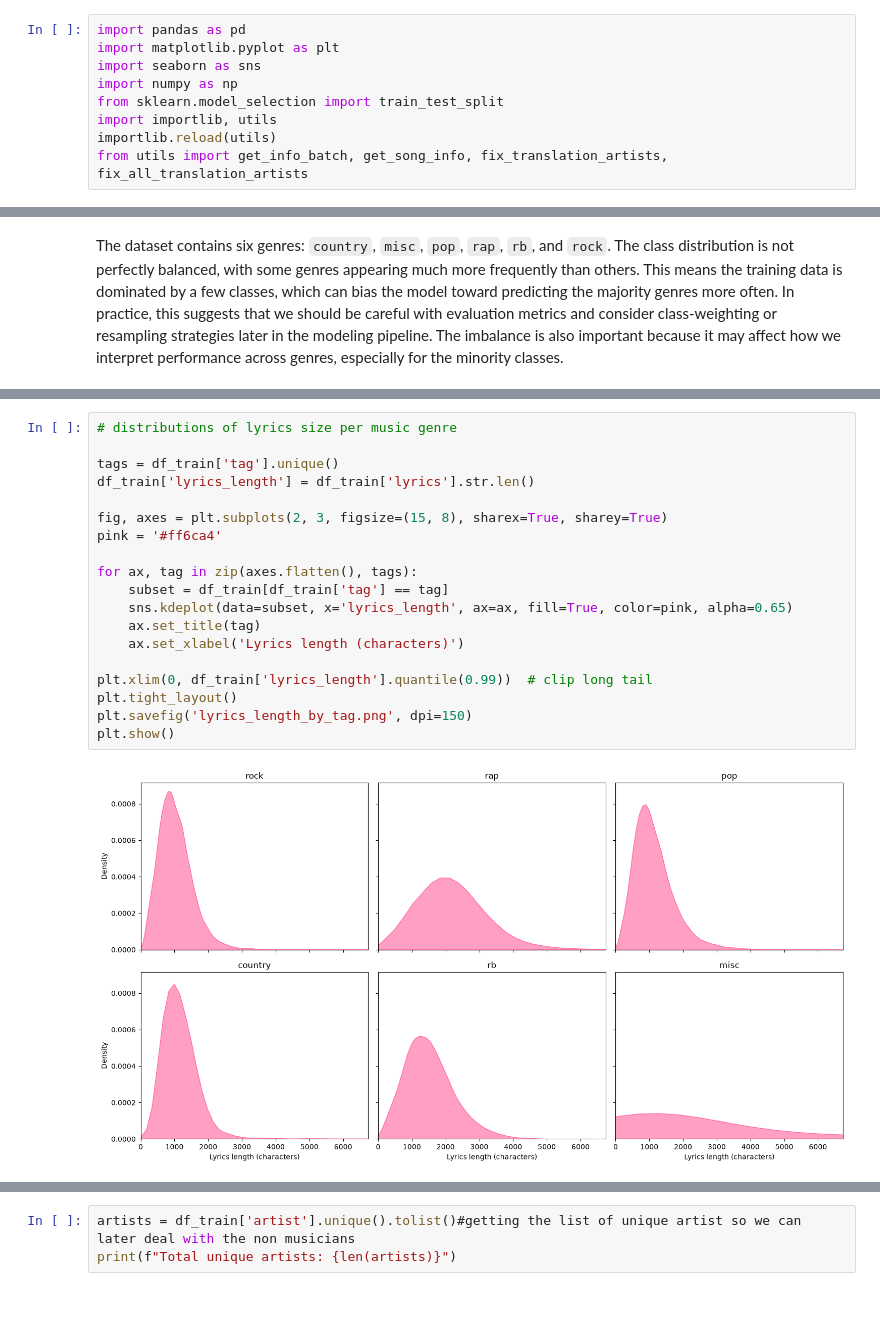
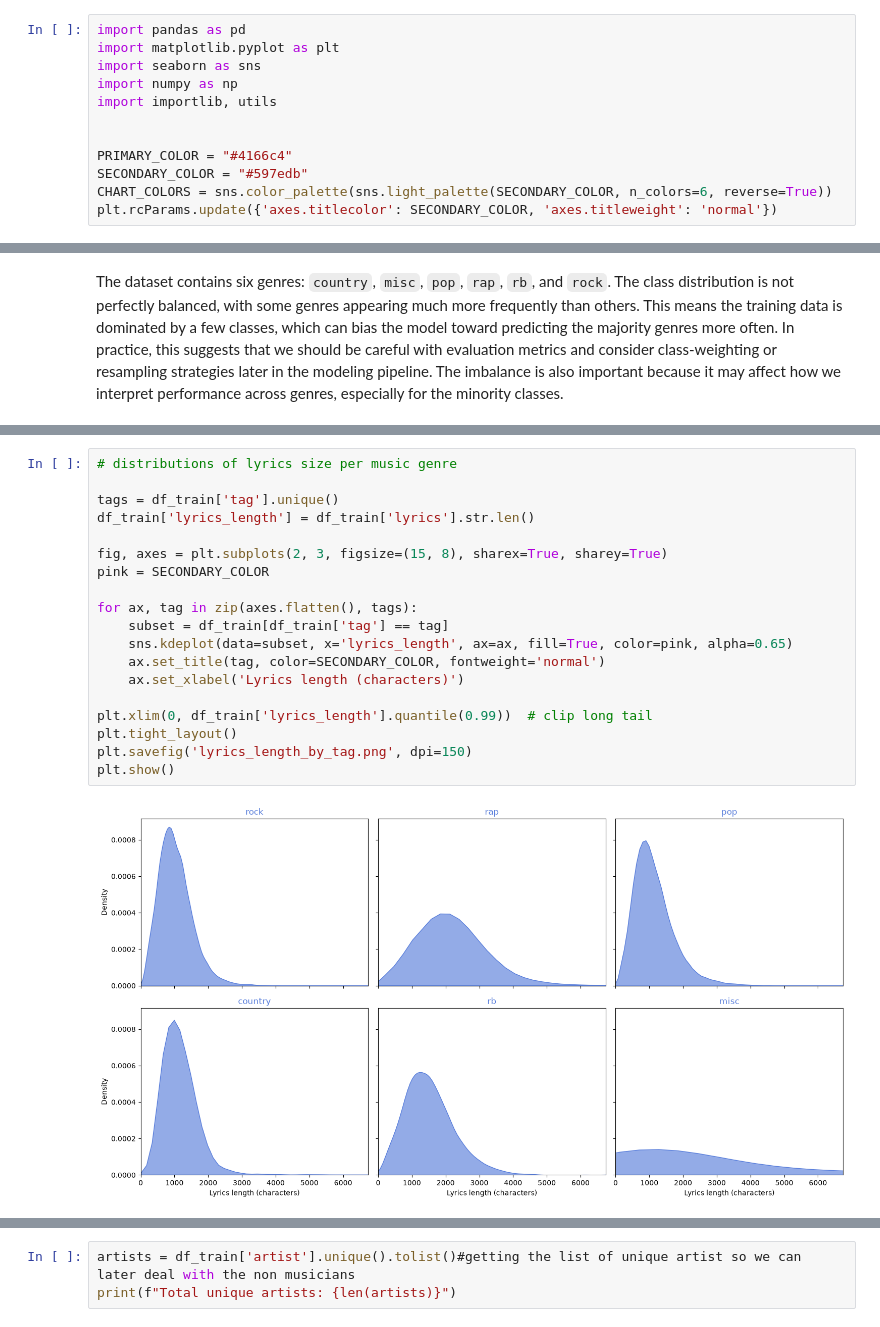
Before and after one commit to jnfpm/Text-Mining-, a Jupyter notebook: EDA.ipynb, the cells around one changed output, grey strips where cells are left out. Drawn from its saved outputs; the diff is of its cells as text.

```diff
--- a/EDA.ipynb
+++ b/EDA.ipynb
@@ -56,7 +60,10 @@ import pandas as pd
 import matplotlib.pyplot as plt
 import seaborn as sns
 import numpy as np
-from sklearn.model_selection import train_test_split
 import importlib, utils
-importlib.reload(utils)
-from utils import get_info_batch, get_song_info, fix_translation_artists, fix_all_translation_artists
+
+
+PRIMARY_COLOR = "#4166c4"
+SECONDARY_COLOR = "#597edb"
+CHART_COLORS = sns.color_palette(sns.light_palette(SECONDARY_COLOR, n_colors=6, reverse=True))
+plt.rcParams.update({'axes.titlecolor': SECONDARY_COLOR, 'axes.titleweight': 'normal'})
@@ -243,22 +299,22 @@ The dataset contains six genres: `country`, `misc`, `pop`, `rap`, `rb`, and `roc
 # %%
 # distributions of lyrics size per music genre
 
 tags = df_train['tag'].unique()
 df_train['lyrics_length'] = df_train['lyrics'].str.len()
 
 fig, axes = plt.subplots(2, 3, figsize=(15, 8), sharex=True, sharey=True)
-pink = '#ff6ca4'
+pink = SECONDARY_COLOR
 
 for ax, tag in zip(axes.flatten(), tags):
     subset = df_train[df_train['tag'] == tag]
     sns.kdeplot(data=subset, x='lyrics_length', ax=ax, fill=True, color=pink, alpha=0.65)
-    ax.set_title(tag)
+    ax.set_title(tag, color=SECONDARY_COLOR, fontweight='normal')
     ax.set_xlabel('Lyrics length (characters)')
 
 plt.xlim(0, df_train['lyrics_length'].quantile(0.99))  # clip long tail
 plt.tight_layout()
 plt.savefig('lyrics_length_by_tag.png', dpi=150)
 plt.show()
 # %% [output]
-[figure, old version]
+[figure, new version]
 # %% [markdown]
```
Also changed, not shown: parts of 86 cells of this notebook, 10 other files.
